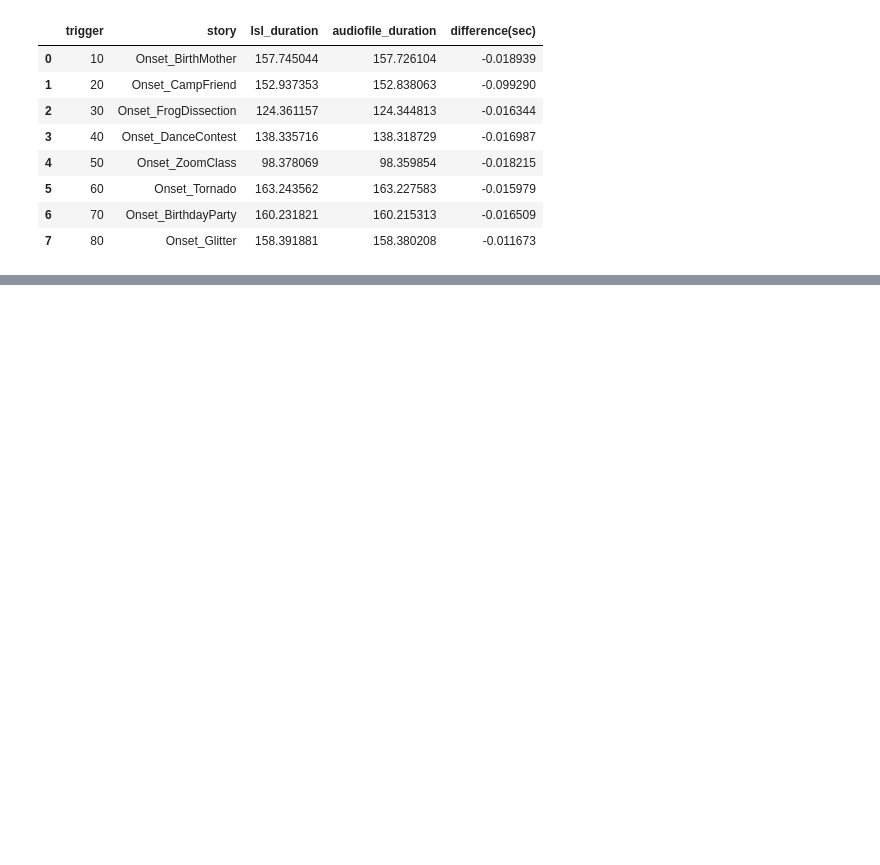
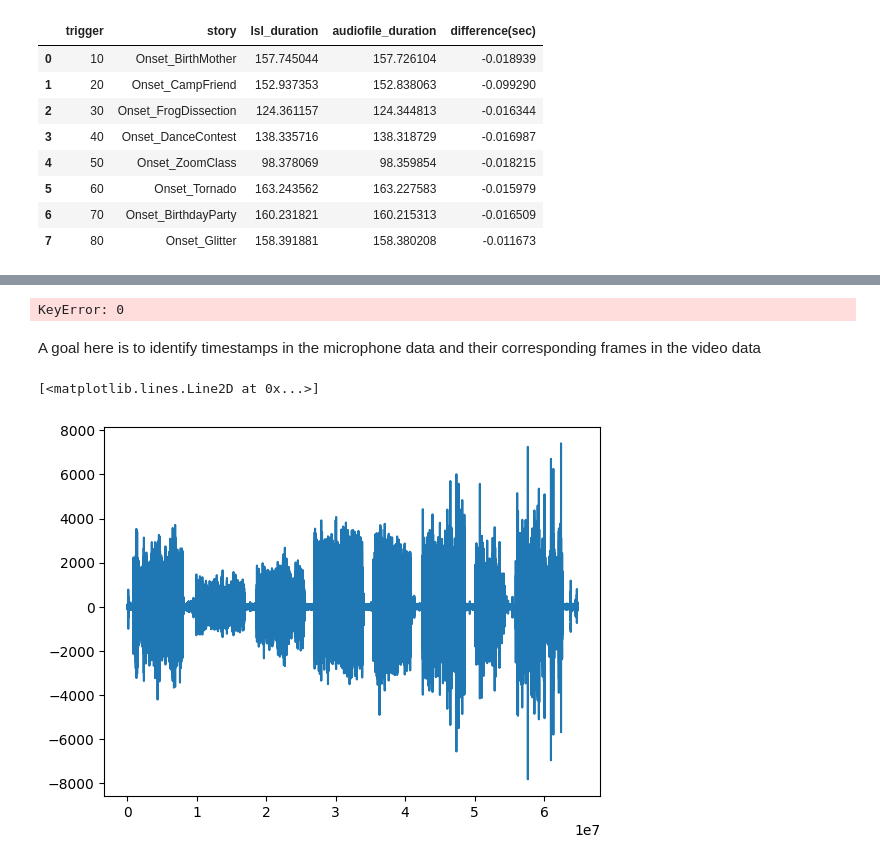
Before and after one commit to BryanGonzalez262/MOBI2024, a Jupyter notebook: CUNY_FACIAL/Code/pilot_check.ipynb, the cells around one changed output, grey strips where cells are left out. Drawn from its saved outputs; the diff is of its cells as text; code cells hidden in the pictures; blank space fills up the shorter version.

Commit message:
started some code to match the video and microphone data

```diff
--- a/CUNY_FACIAL/Code/pilot_check.ipynb
+++ b/CUNY_FACIAL/Code/pilot_check.ipynb
@@ -9,7 +13,7 @@ import wave
 # %% [markdown]
 # Load Data
 # %%
-xdf_path = "C:/Users/Admin/Documents/CurrentStudy/sub-P005/ses-S001/mobi/sub-P005_ses-S001_task-Story_run-001_mobi.xdf"
+xdf_path = "C:/Users/Admin/Documents/CurrentStudy/sub-P005/ses-S001/mobi/sub-P005_ses-S001_task-Social_run-001_mobi.xdf"
 
 data, header = pyxdf.load_xdf(xdf_path)
 streams_collected = [stream['info']['name'][0] for stream in data]
@@ -147,0 +125,6 @@ tornado_dur
+# %%
+mic_data = data[5]
+mic_df = pd.DataFrame(mic_data['time_series'], columns=['int_array'])
+mic_df['bytestring'] = mic_df['int_array'].apply(lambda x: np.array(x).tobytes())
+mic_df['lsl_time_stamps'] = mic_data['time_stamps']
+mic_df['time'] = mic_data['time_stamps'] - mic_data['time_stamps'][0]
@@ -147,0 +181,13 @@ tornado_dur
+# %%
+cam_df['time'] = cam_df['lsl_time_sec'].apply(lambda x: round(x, 2))
+start_frame = cam_df.loc[cam_df.time == start_sec]
+stop_frame = cam_df.loc[cam_df.time == stop_sec]
+# %% [output]
+KeyError: 0
+# %% [markdown]
+A goal here is to identify timestamps in the microphone data and their corresponding frames in the video data
+# %%
+plt.plot(mic_df['int_array'])
+# %% [output]
+[<matplotlib.lines.Line2D at 0x...>]
+[figure, added]
```
Also changed, not shown: parts of 13 cells of this notebook.
